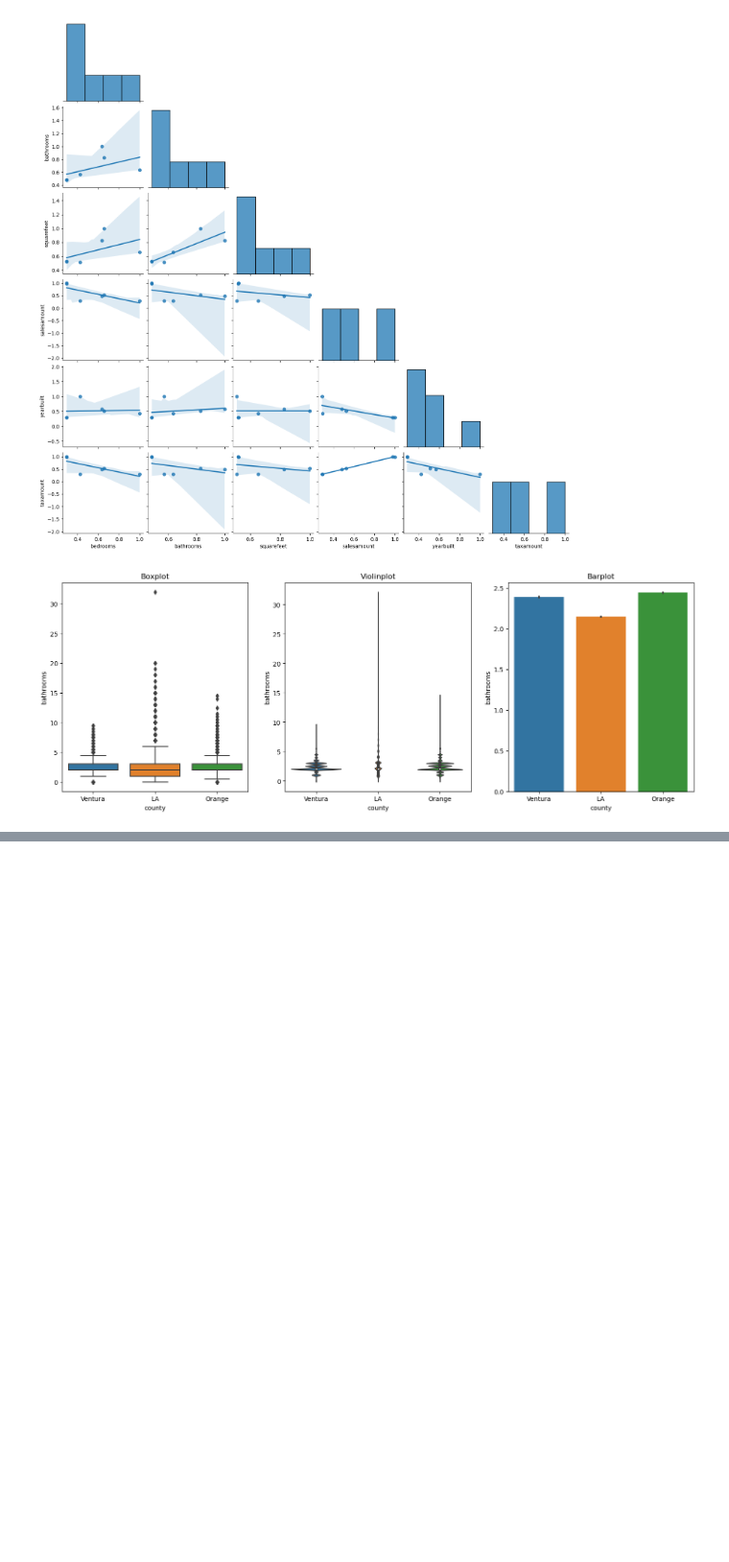
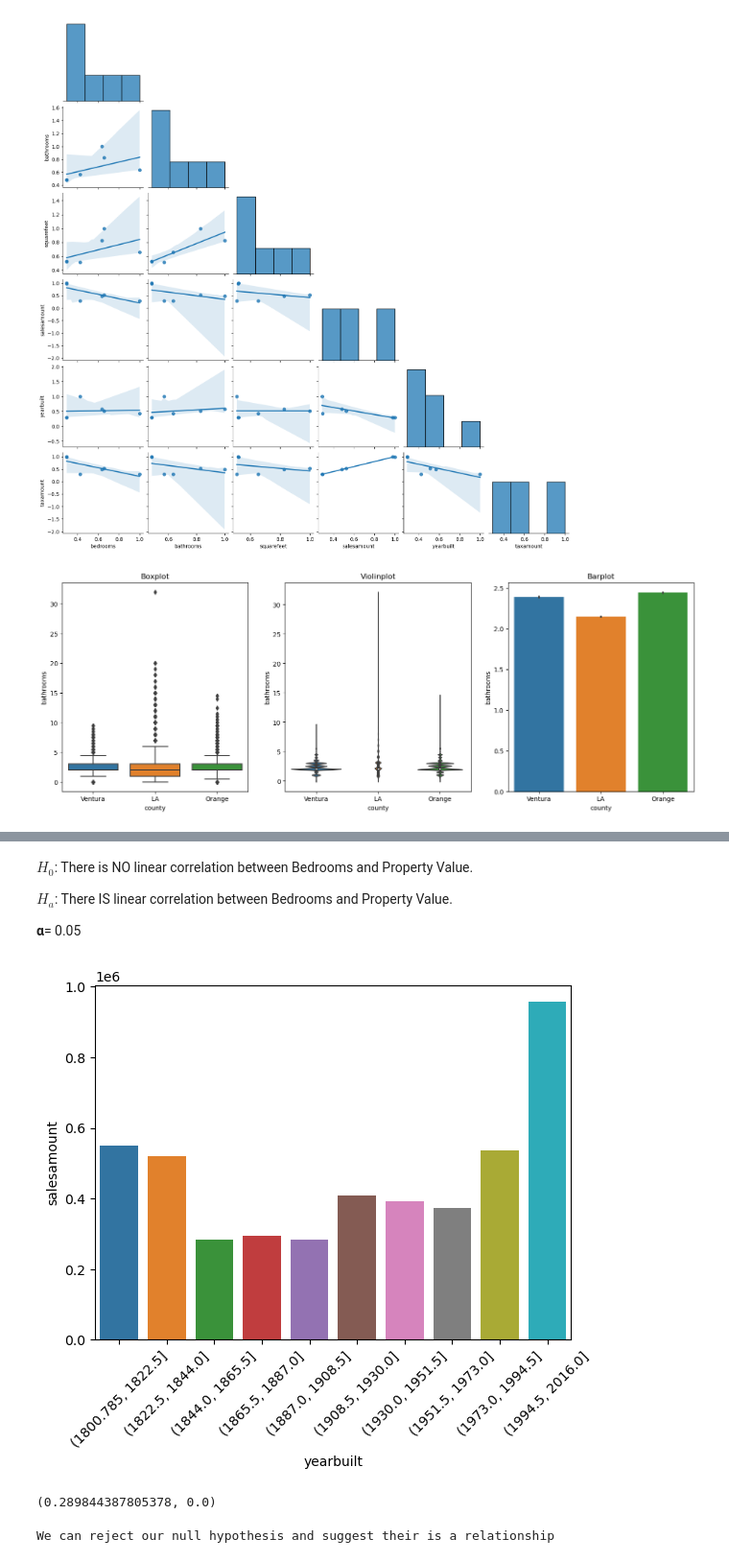
Before and after one commit to Jacob-Ball22/regression-exercises, a Jupyter notebook: exploration.ipynb, the cells around one changed output, grey strips where cells are left out. Shown: that part at 96% size. Saved outputs shown, nothing was run; the diff lists cells and outputs as text; code cells hidden in the pictures; blank space fills up the shorter version.

```diff
--- a/exploration.ipynb
+++ b/exploration.ipynb
@@ -88,0 +98,27 @@ plot_categorical_and_continuous_vars(train, 'county', 'bathrooms')
+# %% [markdown]
+$H_0$: There is NO linear correlation between Bedrooms and Property Value.
+
+$H_a$: There IS linear correlation between Bedrooms and Property Value.
+
+**α**= 0.05
+# %%
+bins = pd.cut(train['yearbuilt'], bins=10)
+binned_data = train.groupby(bins)['salesamount'].mean().reset_index()
+sns.barplot(x='yearbuilt', y='salesamount', data=binned_data)
+plt.xticks(rotation=45)
+plt.show()
+# %% [output]
+[figure, added]
+# %%
+r, p = spearmanr(train.yearbuilt, train.salesamount)
+r, p
+# %% [output]
+(0.289844387805378, 0.0)
+# %%
+alpha = 0.05
+if p < alpha:
+    print('We can reject our null hypothesis and suggest their is a relationship')
+else:
+    print('We fail to reject our null hypothesis')
+# %% [output]
+We can reject our null hypothesis and suggest their is a relationship
```
Also changed, not shown: parts of 10 cells of this notebook.
